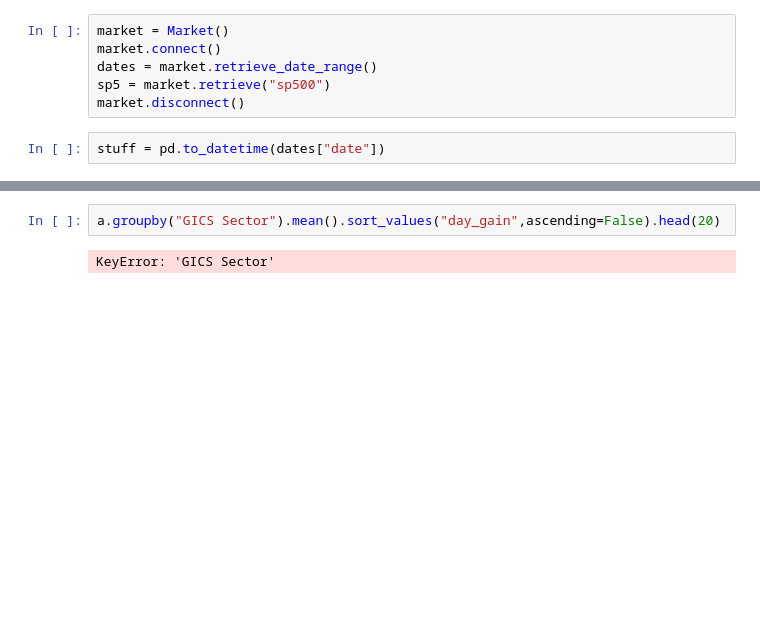
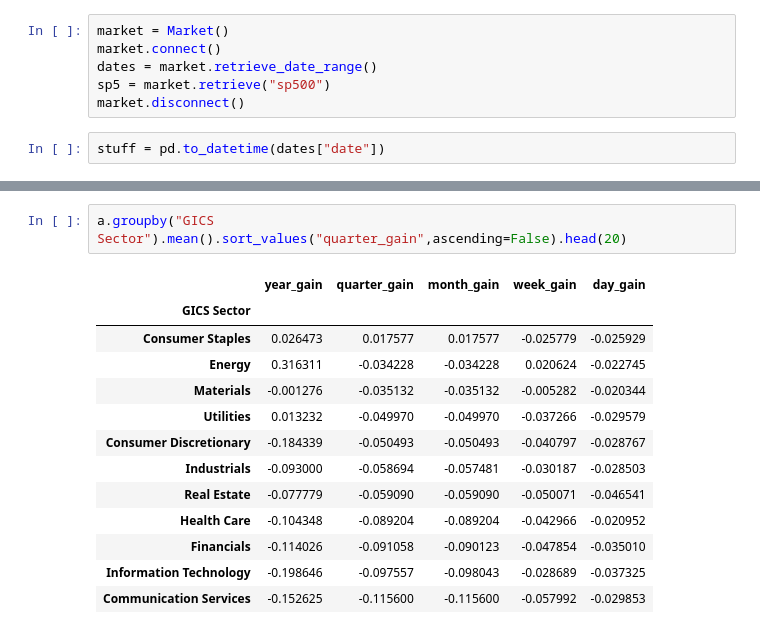
Before and after one commit to chung-ejy/longshot, a Jupyter notebook: progress_report.ipynb, the cells around one changed output, grey strips where cells are left out. Saved outputs shown, nothing was run; the diff lists cells and outputs as text; blank space fills up the shorter version.

```diff
--- a/progress_report.ipynb
+++ b/progress_report.ipynb
@@ -139,4 +153,16 @@ a.sort_values(f"{period}_gain",ascending=False).head(50)
 # %%
-a.groupby("GICS Sector").mean().sort_values("day_gain",ascending=False).head(20)
+a.groupby("GICS Sector").mean().sort_values("quarter_gain",ascending=False).head(20)
 # %% [output]
-KeyError: 'GICS Sector'
+|  | year_gain | quarter_gain | month_gain | week_gain | day_gain |
+| GICS Sector |  |  |  |  |  |
+| Consumer Staples | 0.026473 | 0.017577 | 0.017577 | -0.025779 | -0.025929 |
+| Energy | 0.316311 | -0.034228 | -0.034228 | 0.020624 | -0.022745 |
+| Materials | -0.001276 | -0.035132 | -0.035132 | -0.005282 | -0.020344 |
+| Utilities | 0.013232 | -0.049970 | -0.049970 | -0.037266 | -0.029579 |
+| Consumer Discretionary | -0.184339 | -0.050493 | -0.050493 | -0.040797 | -0.028767 |
+| Industrials | -0.093000 | -0.058694 | -0.057481 | -0.030187 | -0.028503 |
+| Real Estate | -0.077779 | -0.059090 | -0.059090 | -0.050071 | -0.046541 |
+| Health Care | -0.104348 | -0.089204 | -0.089204 | -0.042966 | -0.020952 |
+| Financials | -0.114026 | -0.091058 | -0.090123 | -0.047854 | -0.035010 |
+| Information Technology | -0.198646 | -0.097557 | -0.098043 | -0.028689 | -0.037325 |
+| Communication Services | -0.152625 | -0.115600 | -0.115600 | -0.057992 | -0.029853 |
```
Also changed, not shown: parts of 7 cells of this notebook, 27 other files.
